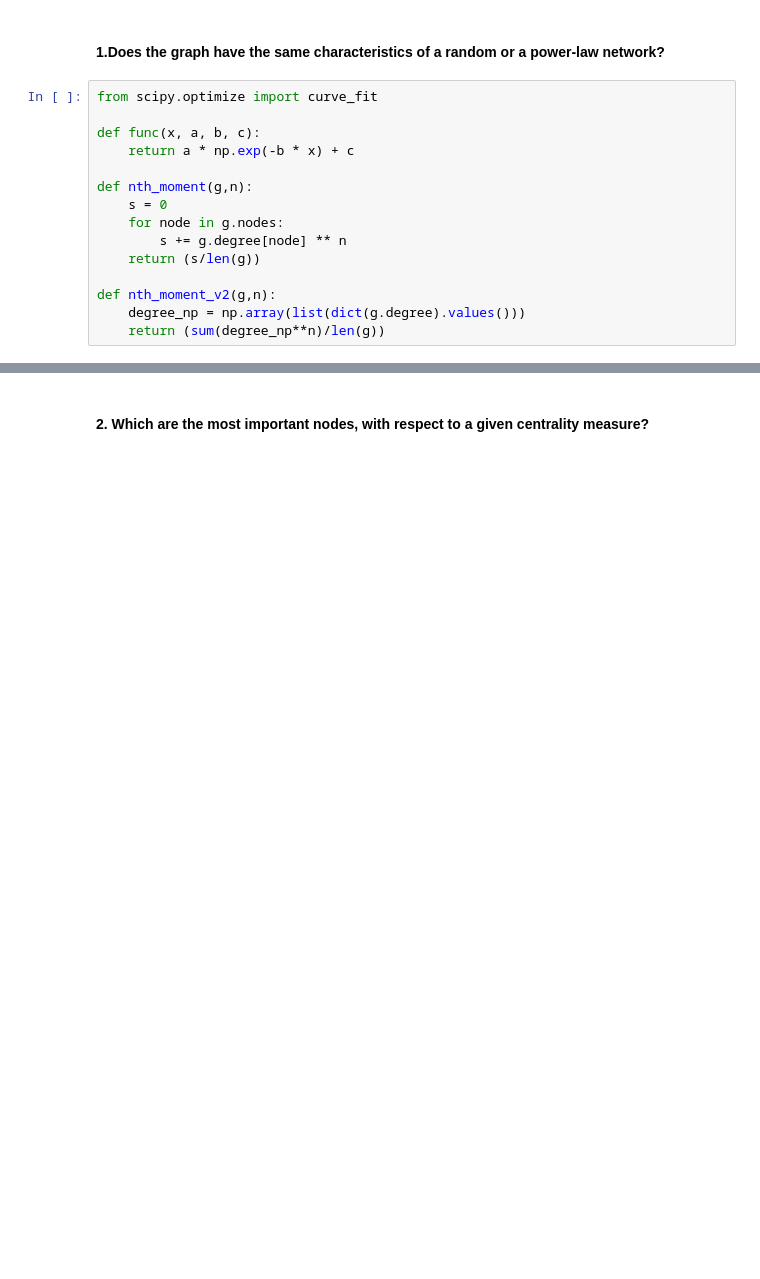
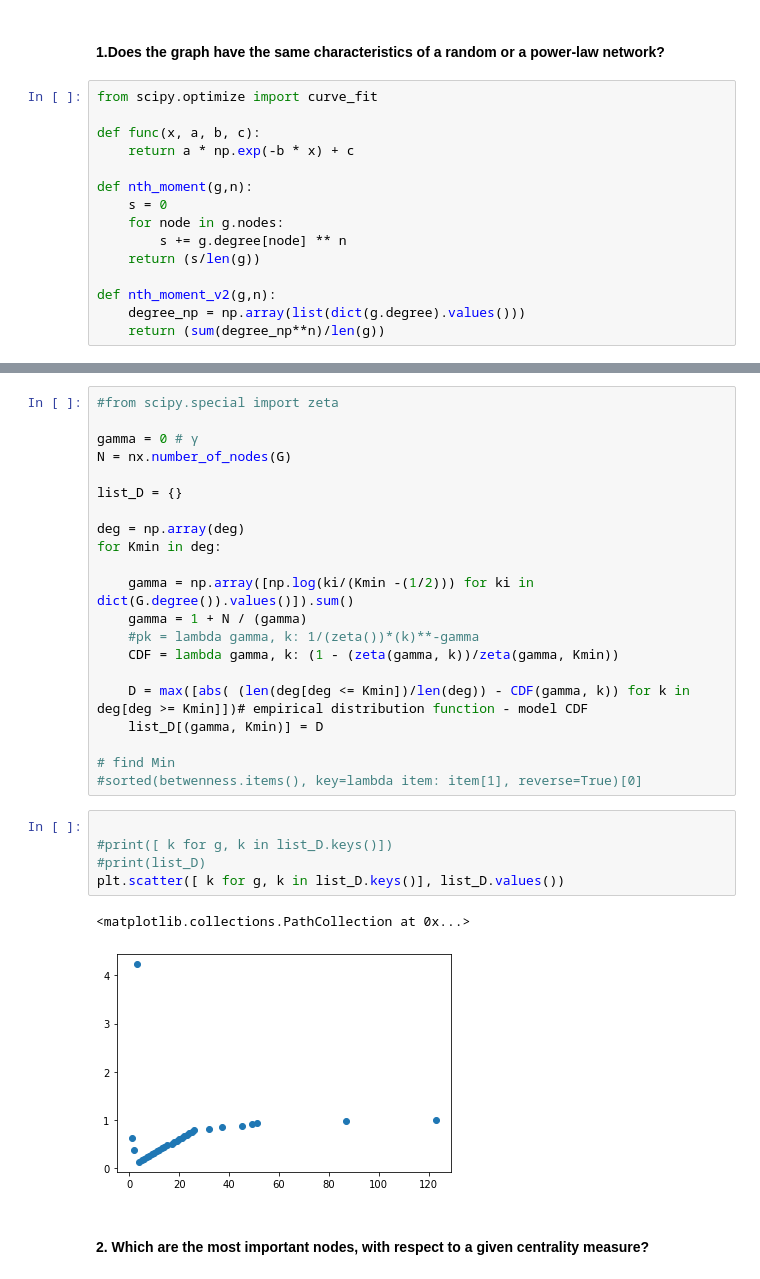
Before and after one commit to LazyRacc00n/NetworkAnalysis_1Assignment, a Jupyter notebook: Code.ipynb, the cells around one changed output, grey strips where cells are left out. Cells and saved outputs as stored; diff of their text form; blank space fills up the shorter version.

```diff
--- a/Code.ipynb
+++ b/Code.ipynb
@@ -128,3 +157,32 @@ plt.show()
+# %%
+#from scipy.special import zeta
+
+gamma = 0 # γ
+N = nx.number_of_nodes(G)
+
+list_D = {}
+
+deg = np.array(deg)
+for Kmin in deg:
+
+    gamma = np.array([np.log(ki/(Kmin -(1/2))) for ki in dict(G.degree()).values()]).sum()
+    gamma = 1 + N / (gamma)
+    #pk = lambda gamma, k: 1/(zeta())*(k)**-gamma
+    CDF = lambda gamma, k: (1 - (zeta(gamma, k))/zeta(gamma, Kmin))
+
+    D = max([abs( (len(deg[deg <= Kmin])/len(deg)) - CDF(gamma, k)) for k in deg[deg >= Kmin]])# empirical distribution function - model CDF
+    list_D[(gamma, Kmin)] = D
+
+# find Min
+#sorted(betwenness.items(), key=lambda item: item[1], reverse=True)[0]
+# %%
+
+#print([ k for g, k in list_D.keys()])
+#print(list_D)
+plt.scatter([ k for g, k in list_D.keys()], list_D.values())
+# %% [output]
+<matplotlib.collections.PathCollection at 0x...>
+[figure, added]
 # %% [markdown]
 #### 2. Which are the most important nodes, with respect to a given centrality measure?
 # %%
```
Also changed, not shown: parts of 5 cells of this notebook.
